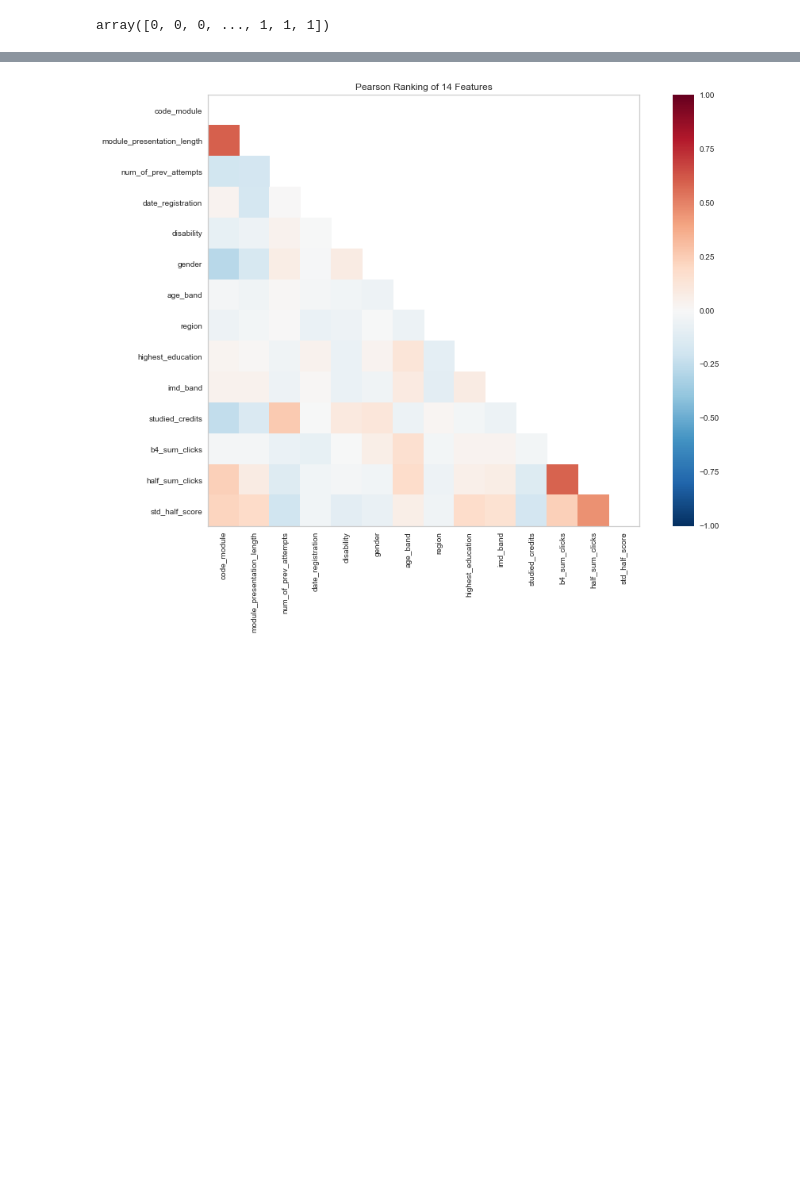
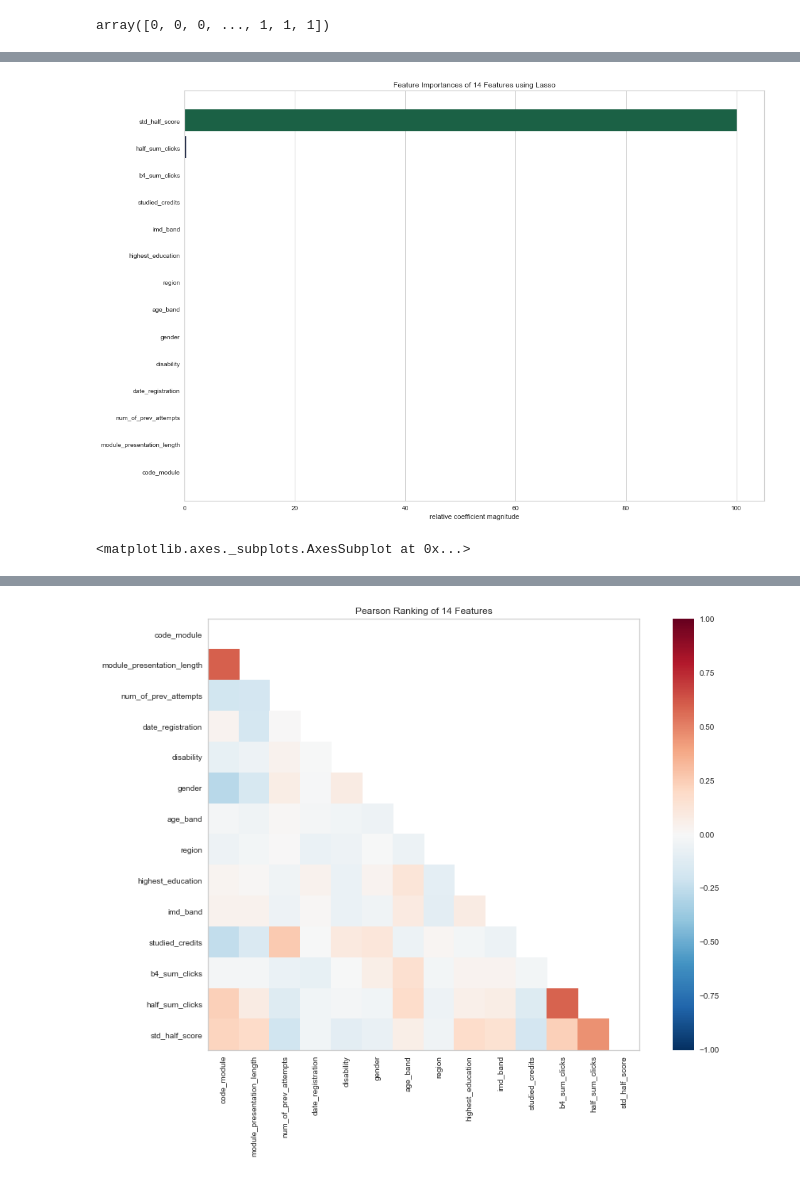
Before and after one commit to georgetown-analytics/University-Learning-Analytics, a Jupyter notebook: code/feature analysis/Feature Analysis 2.ipynb, the cells around one changed output, grey strips where cells are left out. Drawn from its saved outputs; the diff is of its cells as text; code cells hidden in the pictures; blank space fills up the shorter version.

Commit message:
Runs through models

```diff
--- a/code/feature analysis/Feature Analysis 2.ipynb
+++ b/code/feature analysis/Feature Analysis 2.ipynb
@@ -160,0 +161,9 @@ accuracy_score(y, predictions)
+# %%
+model = Lasso()
+viz = FeatureImportances(model, size=(1080, 720))
+
+viz.fit(X, y)
+viz.show()
+# %% [output]
+[figure, added]
+<matplotlib.axes._subplots.AxesSubplot at 0x...>
```
Also changed, not shown: parts of 14 cells of this notebook.
